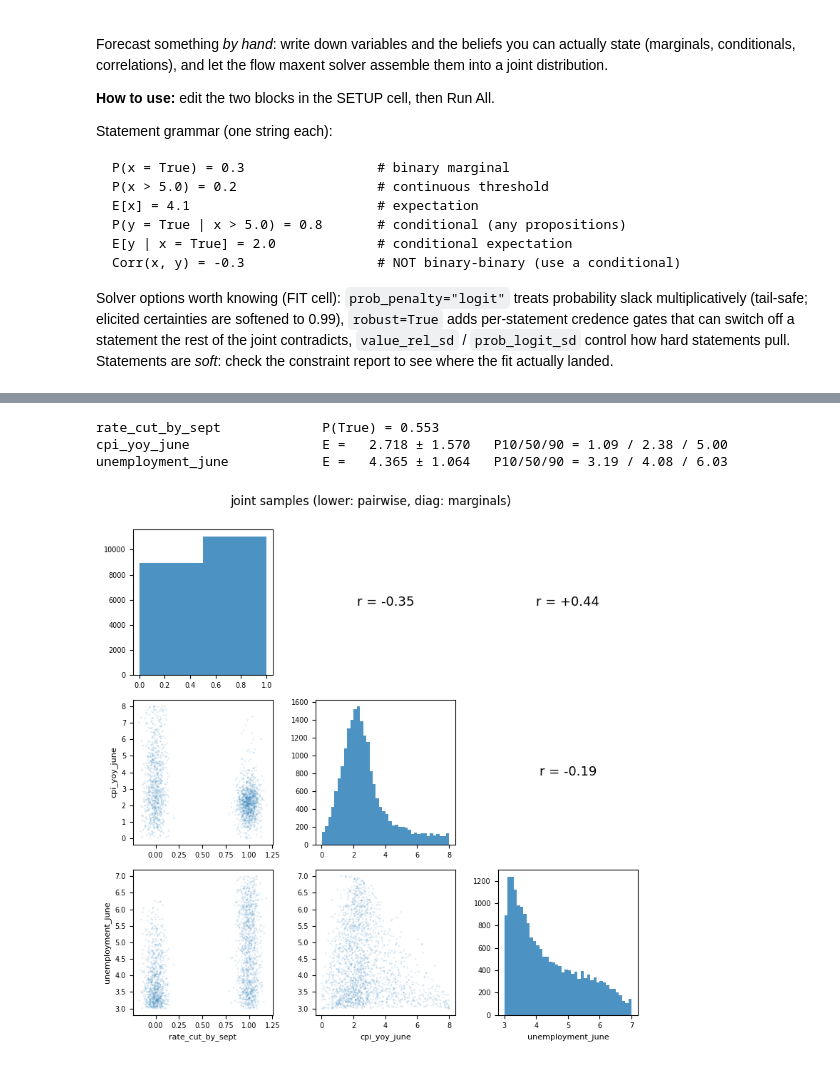
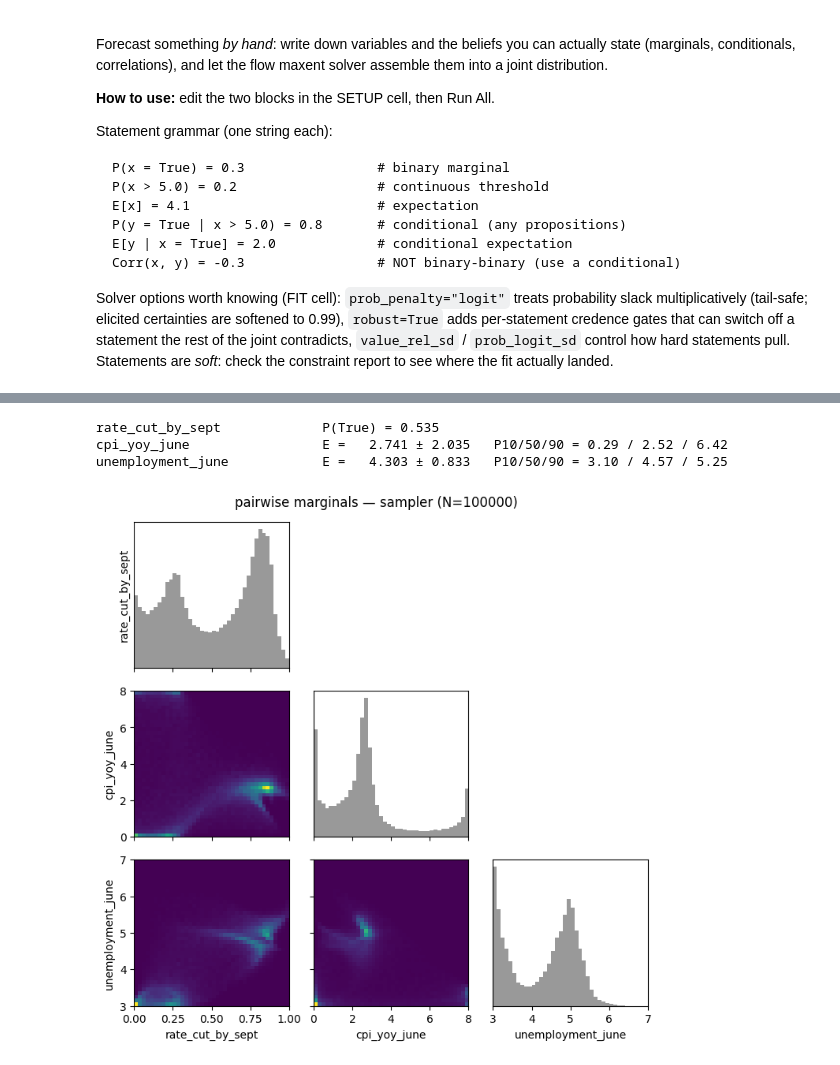
Before and after one commit to amdson/calibrated_response, a Jupyter notebook: playground.ipynb, the cells around one changed output, grey strips where cells are left out. Saved outputs shown, nothing was run; the diff lists cells and outputs as text; code cells hidden in the pictures.

```diff
--- a/playground.ipynb
+++ b/playground.ipynb
@@ -69,7 +98,7 @@ builder = DistributionBuilder(
     prob_penalty="logit",     # or "abs"
     robust=False,             # True: per-statement credence gates
 )
-builder.fit(steps=1500, n_samples=2048, entropy_reg=1.0, seed=0)
+builder.fit(steps=1500, n_samples=2048, entropy_reg=0.1, seed=0)
 
 for w in builder.skipped + builder.warnings:
     print("!", w)
@@ -93,51 +124,23 @@ Corr(cpi_yoy_june, unemployment_june) = -0.2           -0.200   -0.191       -
-# %%
-# ---- C) READOUT: moments + pairwise plot -----------------------------------
-S = builder.sample_dict(n_samples=20_000)
-names = list(S)
-is_bin = {n: builder.is_binary[builder.var_name_to_idx[n]] for n in names}
-
-for n in names:
-    col = S[n]
-    if is_bin[n]:
-        print(f"{n:<28} P(True) = {col.mean():.3f}")
-    else:
-        q = np.percentile(col, [10, 50, 90])
-        print(f"{n:<28} E = {col.mean():7.3f} ± {col.std():.3f}   "
-              f"P10/50/90 = {q[0]:.2f} / {q[1]:.2f} / {q[2]:.2f}")
-
-k = len(names)
-sub = np.random.default_rng(0).choice(len(S[names[0]]), 2_000, replace=False)
-fig, axes = plt.subplots(k, k, figsize=(2.6 * k, 2.6 * k))
-axes = np.atleast_2d(axes)
-jit = {n: (S[n] + np.random.default_rng(1).normal(0, 0.06, len(S[n]))
-           if is_bin[n] else S[n]) for n in names}
-for i, ni in enumerate(names):
-    for j, nj in enumerate(names):
-        ax = axes[i, j]
-        if i == j:
-            ax.hist(S[ni], bins=(2 if is_bin[ni] else 40),
-                    color="tab:blue", alpha=0.8)
-        elif i > j:
-            ax.scatter(jit[nj][sub], jit[ni][sub], s=3, alpha=0.15,
-                       color="tab:blue", edgecolors="none")
-        else:
-            r = np.corrcoef(S[nj], S[ni])[0, 1]
-            ax.text(0.5, 0.5, f"r = {r:+.2f}", ha="center", va="center",
-                    fontsize=13)
-            ax.set_axis_off()
-        if i == k - 1 and j <= i:
-            ax.set_xlabel(nj, fontsize=8)
-        if j == 0 and i > 0:
-            ax.set_ylabel(ni, fontsize=8)
-        ax.tick_params(labelsize=7)
-fig.suptitle("joint samples (lower: pairwise, diag: marginals)", y=1.0)
-fig.tight_layout()
-plt.show()
-# %% [output]
-rate_cut_by_sept             P(True) = 0.553
-cpi_yoy_june                 E =   2.718 ± 1.570   P10/50/90 = 1.09 / 2.38 / 5.00
-unemployment_june            E =   4.365 ± 1.064   P10/50/90 = 3.19 / 4.08 / 6.03
-[figure, removed]
+# %%
+# ---- C) READOUT: moments + pairwise plot -----------------------------------
+S = builder.sample_dict(n_samples=100_000)
+is_bin = {n: builder.is_binary[builder.var_name_to_idx[n]] for n in S}
+
+for n, col in S.items():
+    if is_bin[n]:
+        print(f"{n:<28} P(True) = {col.mean():.3f}")
+    else:
+        q = np.percentile(col, [10, 50, 90])
+        print(f"{n:<28} E = {col.mean():7.3f} ± {col.std():.3f}   "
+              f"P10/50/90 = {q[0]:.2f} / {q[1]:.2f} / {q[2]:.2f}")
+
+fig, axes = plot_pairwise(builder.model, builder.params, n_samples=100_000)
+plt.show()
+# %% [output]
+rate_cut_by_sept             P(True) = 0.535
+cpi_yoy_june                 E =   2.741 ± 2.035   P10/50/90 = 0.29 / 2.52 / 6.42
+unemployment_june            E =   4.303 ± 0.833   P10/50/90 = 3.10 / 4.57 / 5.25
+[figure, added]
 # %%
 # ---- D) OPTIONAL: interrogate the joint ------------------------------------
 # any conditional readout on the samples, e.g.:
```
Also changed, not shown: parts of 4 cells of this notebook, 19 other files.
